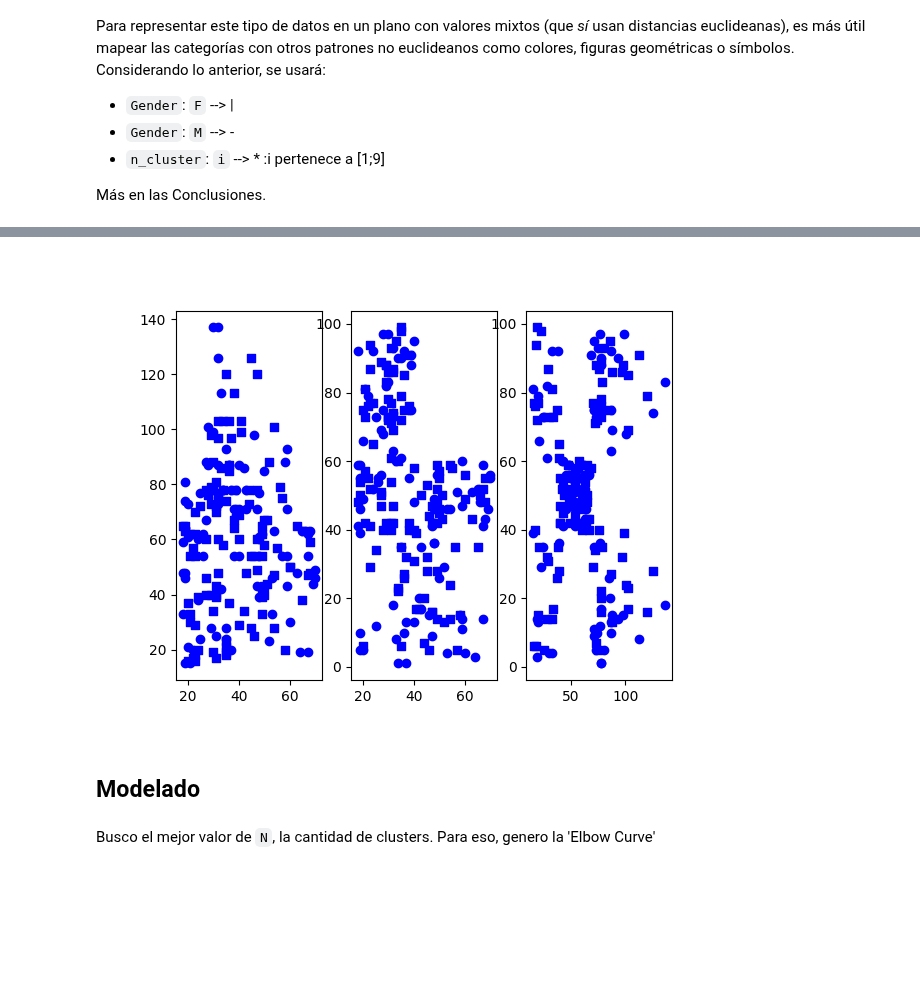
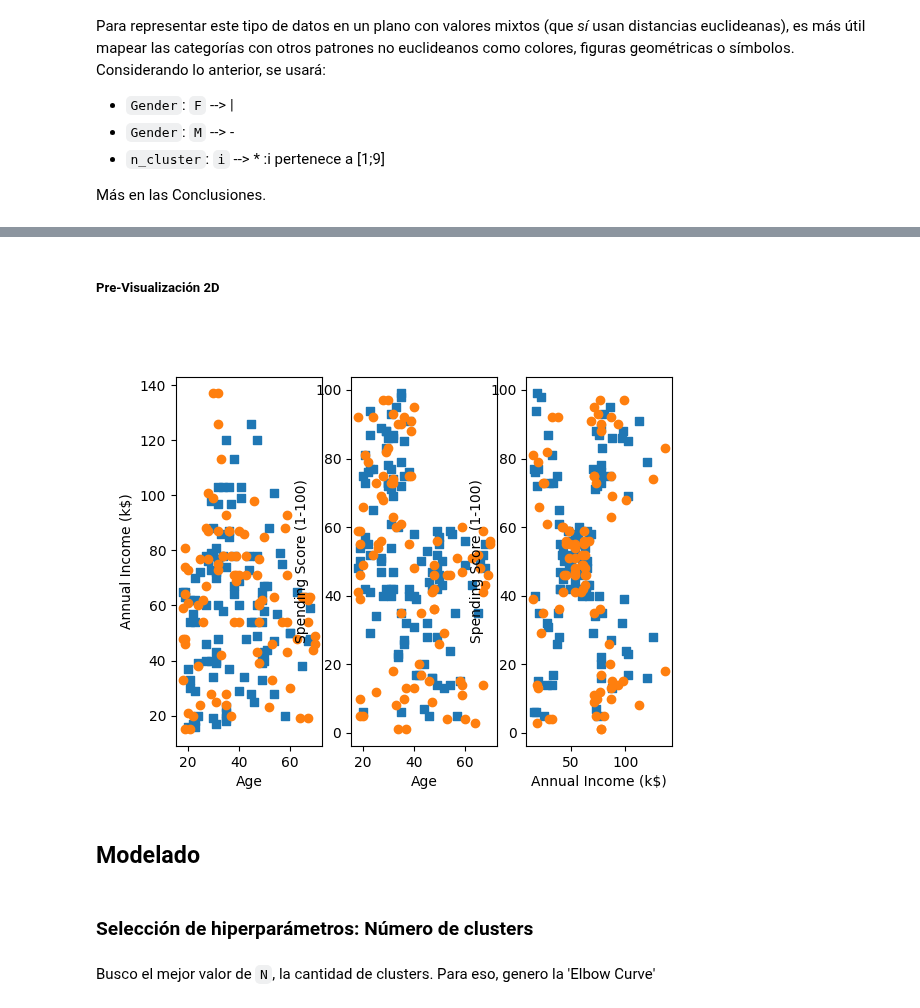
Before and after one commit to allanes/curso_aprendizaje_autom_tp2, a Jupyter notebook: ejercicio1.ipynb, the cells around one changed output, grey strips where cells are left out. Saved outputs shown, nothing was run; the diff lists cells and outputs as text; code cells hidden in the pictures; blank space fills up the shorter version.

```diff
--- a/ejercicio1.ipynb
+++ b/ejercicio1.ipynb
@@ -80,22 +87,30 @@ plt.show()
+# %% [markdown]
+##### Pre-Visualización 2D
 # %%
 %matplotlib widget
 import numpy as np
 ds_f = dataset[(dataset['Gender'] == 'Female')]
 ds_m = dataset[(dataset['Gender'] == 'Male')]
 pares_a_comparar = [(1,2), (1,3), (2,3)]
 
 # plt.figure()
 for i, par in enumerate(pares_a_comparar):
+    columna_a = ds_f.columns[par[0]]
+    columna_b = ds_f.columns[par[1]]
     plt.subplot(1,3,i+1)
-    plt.scatter(ds_f[ds_f.columns[par[0]]], ds_f[ds_f.columns[par[1]]], marker='s', c='blue')
-    plt.scatter(ds_m[ds_m.columns[par[0]]], ds_m[ds_m.columns[par[1]]], marker='o', c='blue')
+    plt.scatter(ds_f[columna_a], ds_f[columna_b], marker='s')
+    plt.scatter(ds_m[columna_a], ds_m[columna_b], marker='o')
+    plt.xlabel(columna_a)
+    plt.ylabel(columna_b)
 
-    # plt.xlabel(ds_f.columns[par[0]])
-    # plt.ylabel(ds_f.columns[par[1]])
+# En esta instancia los dejo tambien representados por distintos
+# colores para visualizar algun patron
 # %% [output]
-[figure, old version]
+[figure, new version]
 # %% [markdown]
 ## Modelado
+# %% [markdown]
+### Selección de hiperparámetros: Número de clusters
 # %% [markdown]
 Busco el mejor valor de `N`, la cantidad de clusters. Para eso, genero la 'Elbow Curve'
 # %%
```
Also changed, not shown: parts of 14 cells of this notebook.
